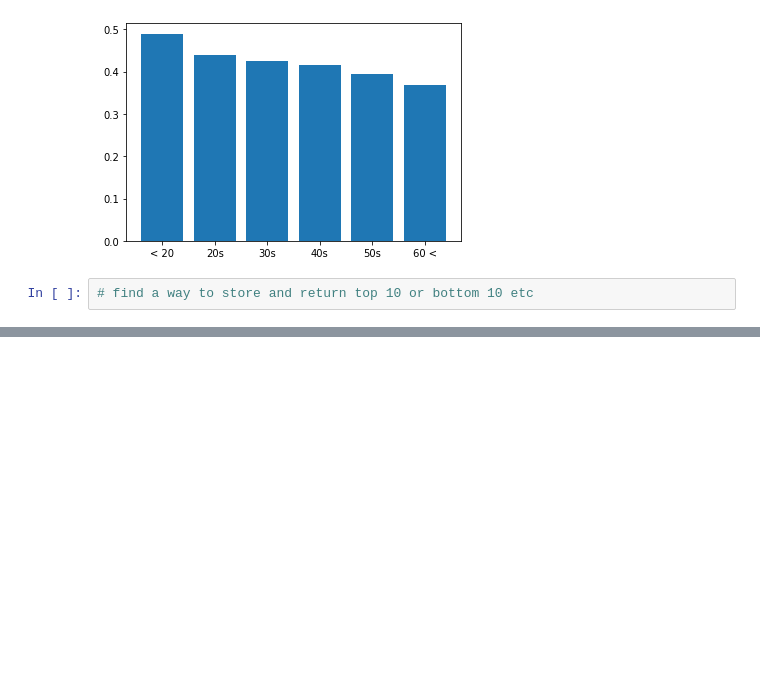
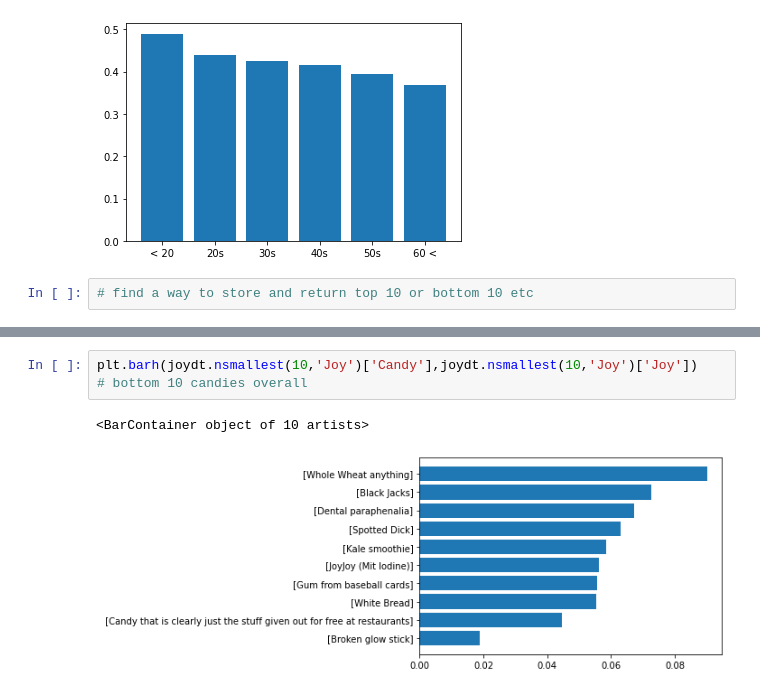
Before and after one commit to dealom/Cleaning-Candy-Dataset, a Jupyter notebook: cleaningwithfunctions.ipynb, the cells around one changed output, grey strips where cells are left out. Saved outputs shown, nothing was run; the diff lists cells and outputs as text; blank space fills up the shorter version.

```diff
--- a/cleaningwithfunctions.ipynb
+++ b/cleaningwithfunctions.ipynb
@@ -199,0 +212,6 @@ KeyError: 'JOY'
+# %%
+plt.barh(joydt.nsmallest(10,'Joy')['Candy'],joydt.nsmallest(10,'Joy')['Joy'])
+# bottom 10 candies overall
+# %% [output]
+<BarContainer object of 10 artists>
+[figure, added]
```
Also changed, not shown: parts of 7 cells of this notebook.
